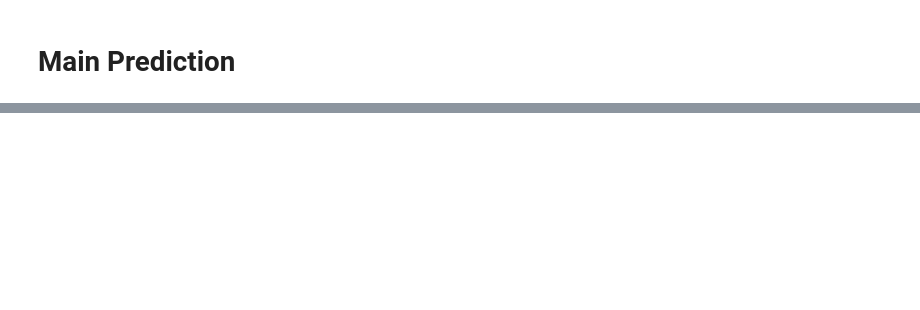
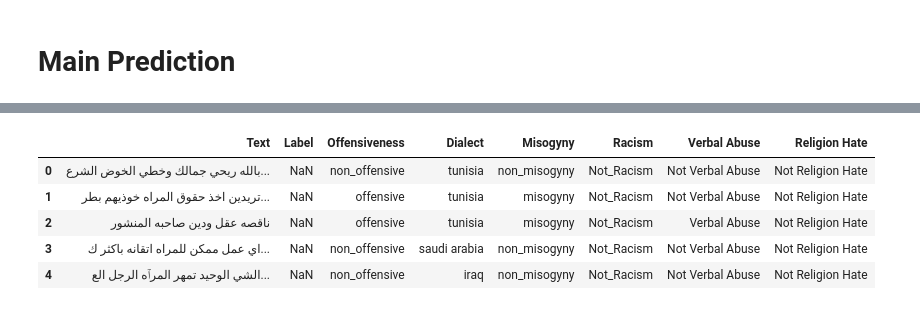
Before and after one commit to RealKintaro/Offensive-Text-Classification-Writen-In-Arabic-Dialects, a Jupyter notebook: Notebooks/Pipeline.ipynb, the cells around one changed output, grey strips where cells are left out. Saved outputs shown, nothing was run; the diff lists cells and outputs as text; code cells hidden in the pictures; blank space fills up the shorter version.

```diff
--- a/Notebooks/Pipeline.ipynb
+++ b/Notebooks/Pipeline.ipynb
@@ -430,13 +543,21 @@ def predict(text):
         misog_pred = predict_misogyny(text,misogyny_model,device,misogyny_tokenizer)
         # predict using verbal abuse model
         ver_pred = predict_verbal_abuse(text,verbal_abuse_model,device,verbal_abuse_tokenizer)
+        # predict using dialect model
+        dialect_pred = predict_dialect(text,dialect_model,device,tokenizer_dialect)
+        # predict using religion hate model
+        Religion_Hate_pred = Religion_Hate_predict(text,Religion_Hate_model,device,Religion_Hate_tokenizer)
         # return the prediction
-        return off_pred,rac_pred,misog_pred,ver_pred
+        return {"Offensiveness": off_pred, "Dialect": dialect_pred, "Misogyny": misog_pred, "Racism": rac_pred, "Verbal Abuse": ver_pred, "Religion Hate": Religion_Hate_pred}
 
-    rac_pred = predict_racism(text,racism_model,device,racism_tokenizer)
+    # predict using misogyny model
     misog_pred = predict_misogyny(text,misogyny_model,device,misogyny_tokenizer)
-    # return the prediction
-    return off_pred,misog_pred,rac_pred
+
+    # predict using dialect model
+    dialect_pred = predict_dialect(text,dialect_model,device,tokenizer_dialect)
+
+    # return the prediction  as a dataframe row
+    return {"Offensiveness": off_pred, "Dialect": dialect_pred, "Misogyny": misog_pred, "Racism": "Not_Racism", "Verbal Abuse": "Not Verbal Abuse", "Religion Hate": "Not Religion Hate"}
 # %%
 # test
 text = 'كل العرب يحبون السعودية'
@@ -519,0 +708,7 @@ predict(text)
+# %%
+# load test data
+test_data = pd.read_csv('../DataSet/test-data.csv')
+
+# clean the data
+
+test_data['Text'] = test_data['Text'].apply(cleaning_content)
@@ -519,0 +749,11 @@ predict(text)
+# %%
+test_data = pd.concat([test_data, df], axis=1)
+
+test_data.head()
+# %% [output]
+|  | Text | Label | Offensiveness | Dialect | Misogyny | Racism | Verbal Abuse | Religion Hate |
+| 0 | بالله ريحي جمالك وخطي الخوض الشرع... | NaN | non_offensive | tunisia | non_misogyny | Not_Racism | Not Verbal Abuse | Not Religion Hate |
+| 1 | تريدين اخذ حقوق المراه خوذيهم بطر... | NaN | offensive | tunisia | misogyny | Not_Racism | Not Verbal Abuse | Not Religion Hate |
+| 2 | ناقصه عقل ودين صاحبه المنشور | NaN | offensive | tunisia | misogyny | Not_Racism | Verbal Abuse | Not Religion Hate |
+| 3 | اي عمل ممكن للمراه اتقانه باكثر ك... | NaN | non_offensive | saudi arabia | non_misogyny | Not_Racism | Not Verbal Abuse | Not Religion Hate |
+| 4 | الشي الوحيد تمهر المرٱه الرجل الع... | NaN | non_offensive | iraq | non_misogyny | Not_Racism | Not Verbal Abuse | Not Religion Hate |
```
Also changed, not shown: parts of 37 cells of this notebook, 5 other files.
